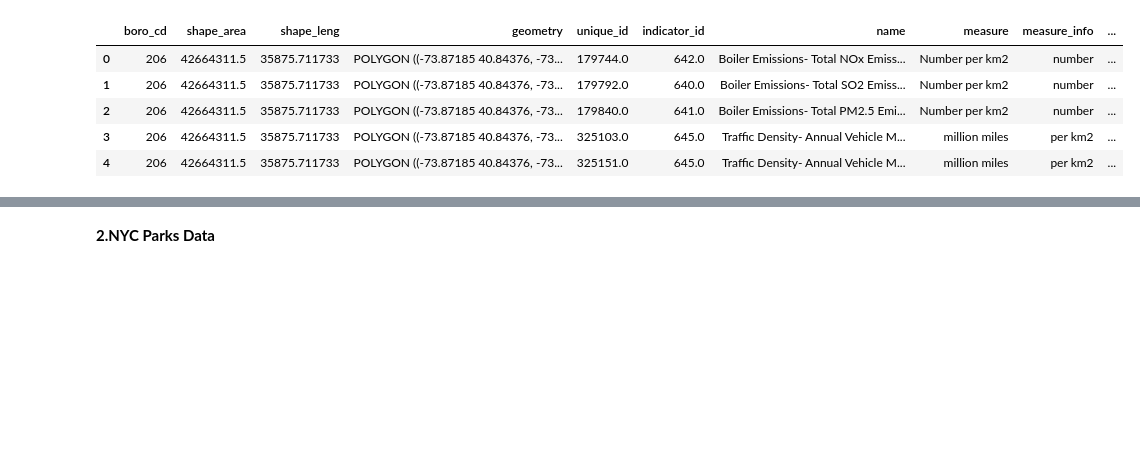
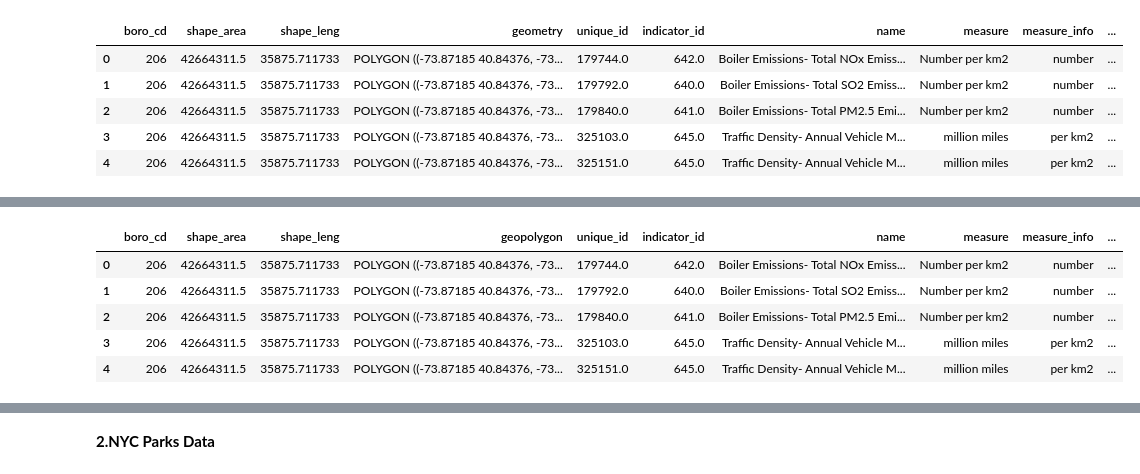
Before and after one commit to kirthi-b/QoL_NYC_Children, a Jupyter notebook: Environmental/Environments.ipynb, the cells around one changed output, grey strips where cells are left out. Drawn from its saved outputs; the diff is of its cells as text; code cells hidden in the pictures; blank space fills up the shorter version.

```diff
--- a/Environmental/Environments.ipynb
+++ b/Environmental/Environments.ipynb
@@ -254,6 +205,3 @@ gdf_join.head()
 | 2 | 206 | 42664311.5 | 35875.711733 | POLYGON ((-73.87185 40.84376, -73... | 179840.0 | 641.0 | Boiler Emissions- Total PM2.5 Emi... | Number per km2 | number | ... |
 | 3 | 206 | 42664311.5 | 35875.711733 | POLYGON ((-73.87185 40.84376, -73... | 325103.0 | 645.0 | Traffic Density- Annual Vehicle M... | million miles | per km2 | ... |
 | 4 | 206 | 42664311.5 | 35875.711733 | POLYGON ((-73.87185 40.84376, -73... | 325151.0 | 645.0 | Traffic Density- Annual Vehicle M... | million miles | per km2 | ... |
-# %%
-gdf_join.drop(columns=['geometry'], axis=1)
-gdf_join = gdf_join.rename({'center': 'geometry'}, axis=1)
@@ -264,0 +226,12 @@ ValueError: ignored
+# %%
+puma_gdf = puma_gdf.to_crs(4326)
+# %%
+gdf_aq_puma = gpd.sjoin(gdf_join, puma_gdf, how='left')
+gdf_aq_puma.head()
+# %% [output]
+|  | boro_cd | shape_area | shape_leng | geopolygon | unique_id | indicator_id | name | measure | measure_info | ... |
+| 0 | 206 | 42664311.5 | 35875.711733 | POLYGON ((-73.87185 40.84376, -73... | 179744.0 | 642.0 | Boiler Emissions- Total NOx Emiss... | Number per km2 | number | ... |
+| 1 | 206 | 42664311.5 | 35875.711733 | POLYGON ((-73.87185 40.84376, -73... | 179792.0 | 640.0 | Boiler Emissions- Total SO2 Emiss... | Number per km2 | number | ... |
+| 2 | 206 | 42664311.5 | 35875.711733 | POLYGON ((-73.87185 40.84376, -73... | 179840.0 | 641.0 | Boiler Emissions- Total PM2.5 Emi... | Number per km2 | number | ... |
+| 3 | 206 | 42664311.5 | 35875.711733 | POLYGON ((-73.87185 40.84376, -73... | 325103.0 | 645.0 | Traffic Density- Annual Vehicle M... | million miles | per km2 | ... |
+| 4 | 206 | 42664311.5 | 35875.711733 | POLYGON ((-73.87185 40.84376, -73... | 325151.0 | 645.0 | Traffic Density- Annual Vehicle M... | million miles | per km2 | ... |
```
Also changed, not shown: parts of 27 cells of this notebook, 11 other files.
